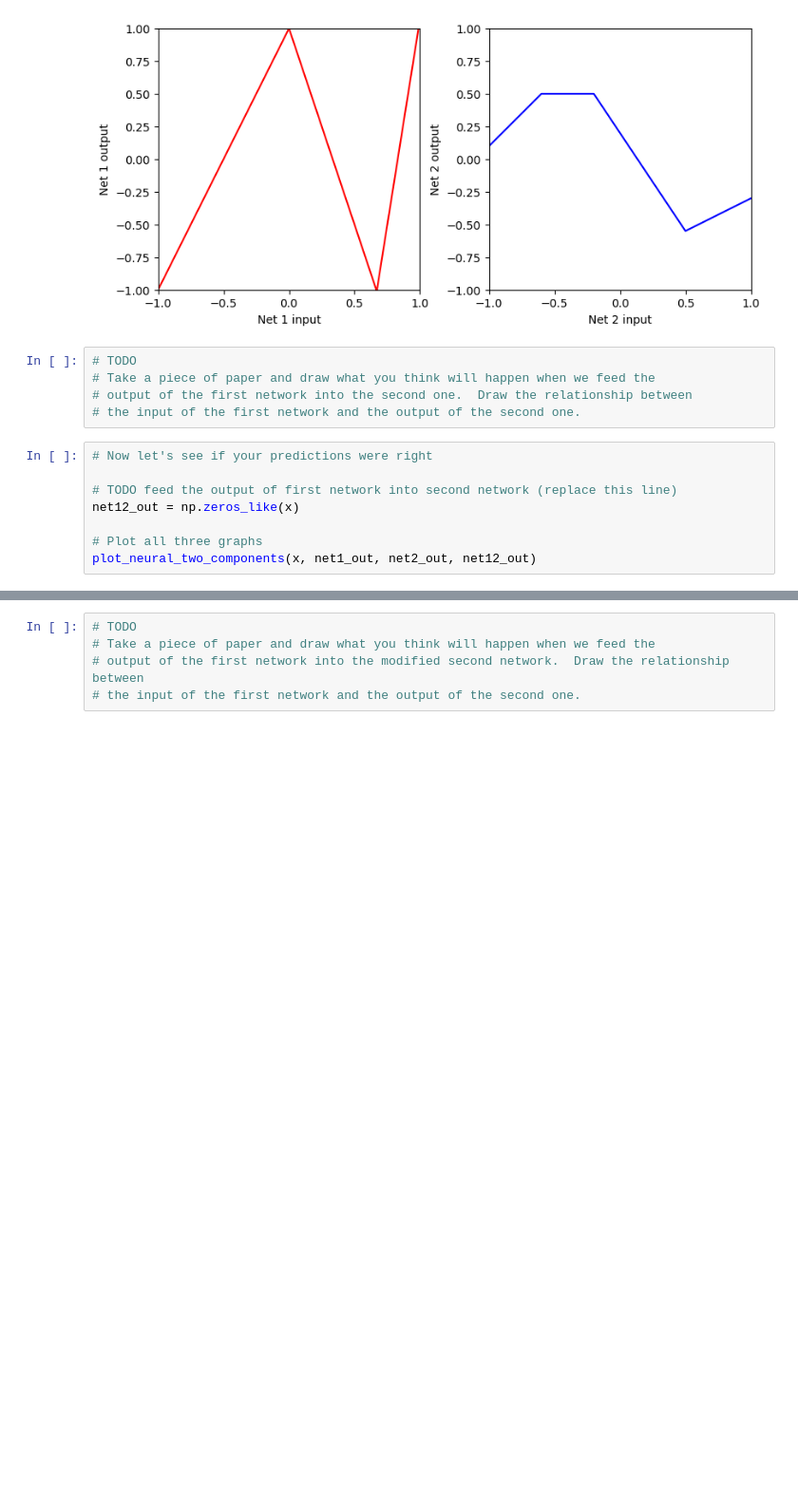
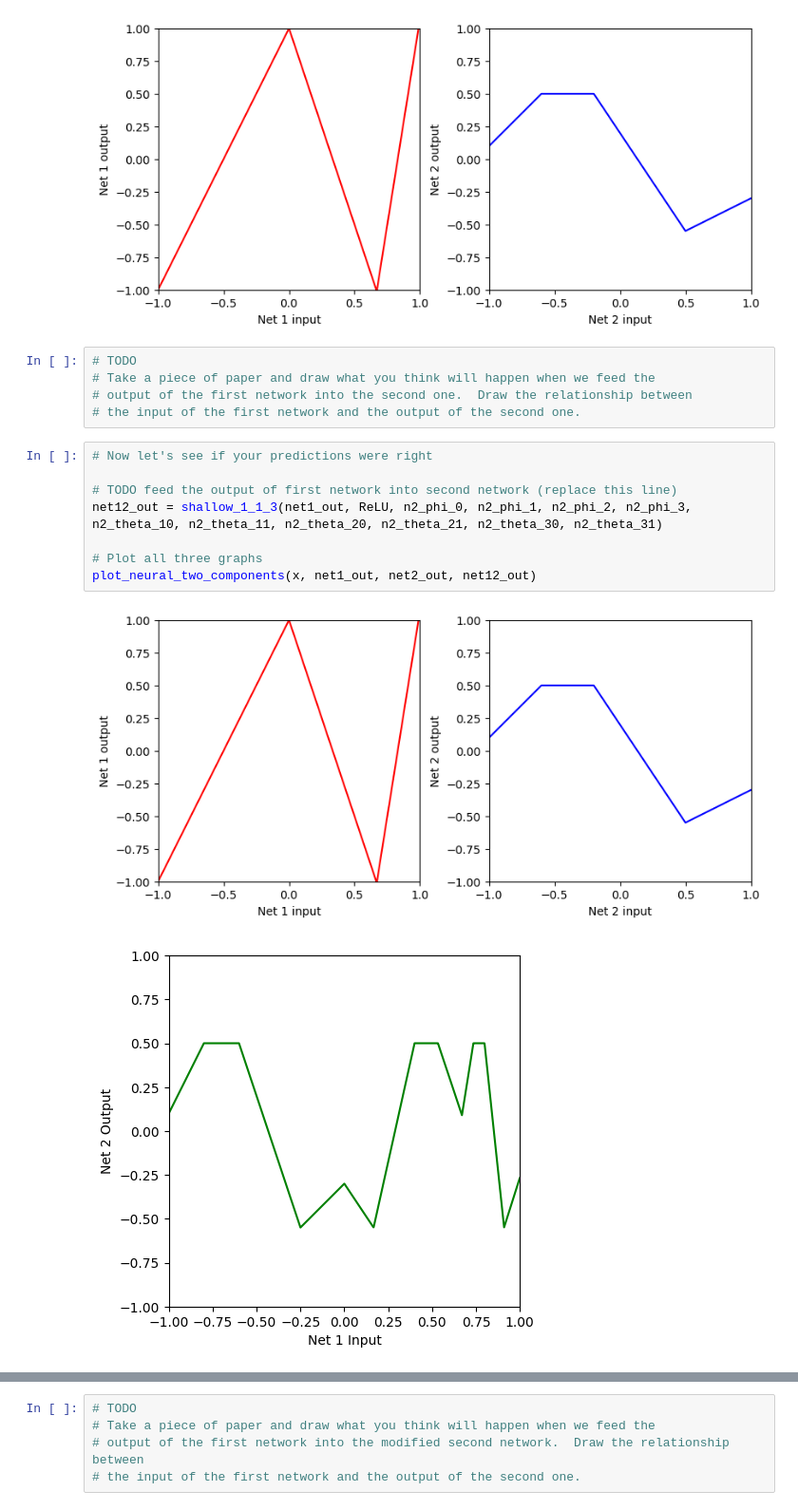
Before and after one commit to LeslieKid/Understanding-DeepLearning, a Jupyter notebook: Notebooks/Chap04/4_1_Composing_Networks.ipynb, the cells around one changed output, grey strips where cells are left out. Shown: that part at 95% size. Saved outputs shown, nothing was run; the diff lists cells and outputs as text; blank space fills up the shorter version.

```diff
--- a/Notebooks/Chap04/4_1_Composing_Networks.ipynb
+++ b/Notebooks/Chap04/4_1_Composing_Networks.ipynb
@@ -95,11 +95,14 @@ plot_neural_two_components(x, net1_out, net2_out)
 # %%
 # Now let's see if your predictions were right
 
 # TODO feed the output of first network into second network (replace this line)
-net12_out = np.zeros_like(x)
+net12_out = shallow_1_1_3(net1_out, ReLU, n2_phi_0, n2_phi_1, n2_phi_2, n2_phi_3, n2_theta_10, n2_theta_11, n2_theta_20, n2_theta_21, n2_theta_30, n2_theta_31)
 
 # Plot all three graphs
 plot_neural_two_components(x, net1_out, net2_out, net12_out)
+# %% [output]
+[figure, added]
+[figure, added]
 # %%
 # Now we'll change things a up a bit.  What happens if we change the second network? (note the *-1 change)
 net1_out = shallow_1_1_3(x, ReLU, n1_phi_0, n1_phi_1, n1_phi_2, n1_phi_3, n1_theta_10, n1_theta_11, n1_theta_20, n1_theta_21, n1_theta_30, n1_theta_31)
```
Also changed, not shown: parts of 7 cells of this notebook, 2 other files.
